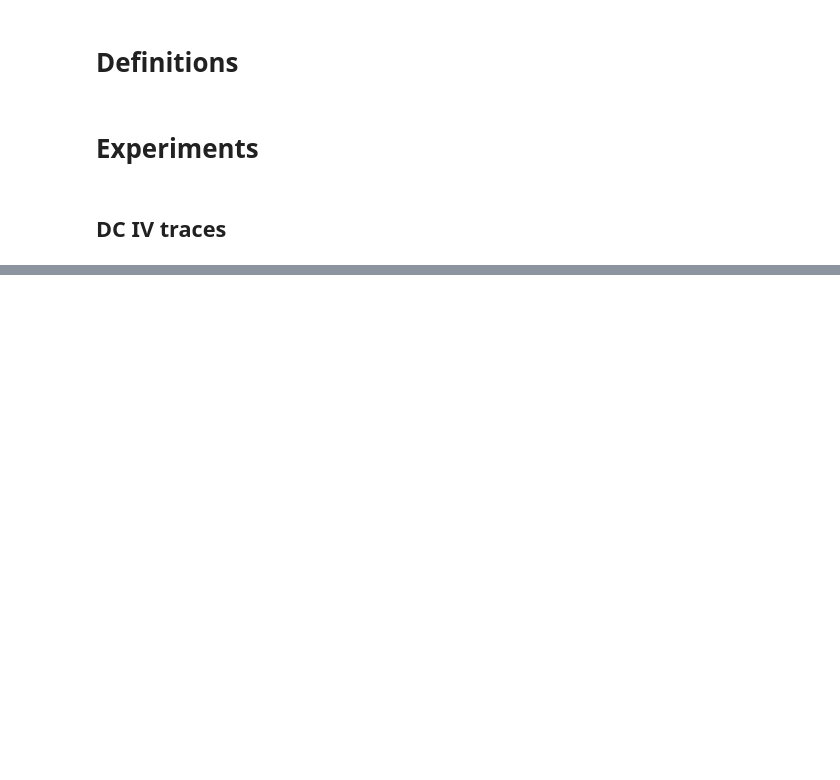
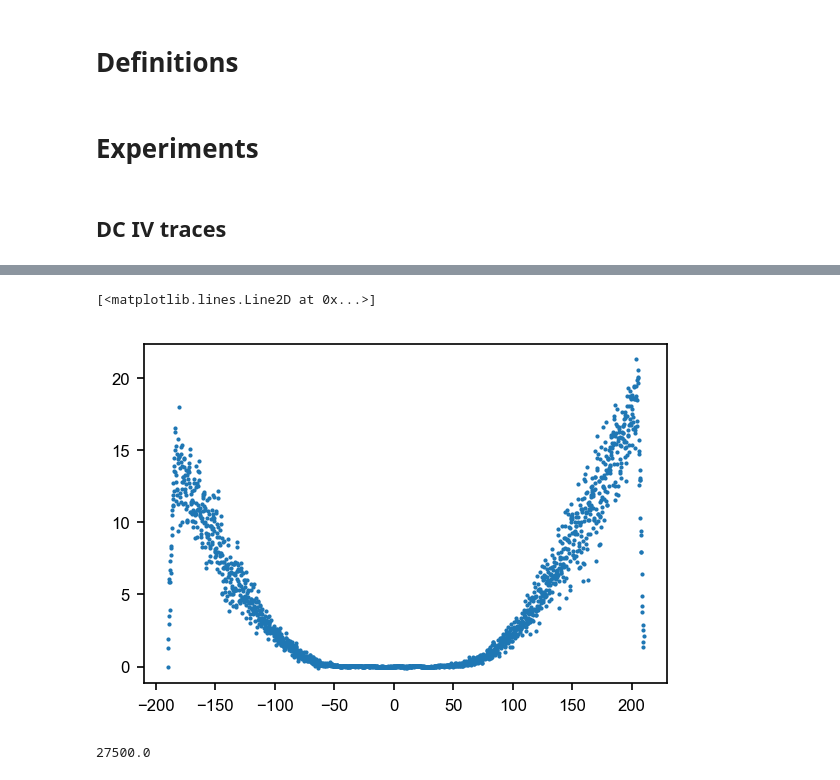
Before and after one commit to StationQDelft/BF1, a Jupyter notebook: Experiments/NIS_1.ipynb, the cells around one changed output, grey strips where cells are left out. Cells and saved outputs as stored; diff of their text form; code cells hidden in the pictures; blank space fills up the shorter version.

```diff
--- a/Experiments/NIS_1.ipynb
+++ b/Experiments/NIS_1.ipynb
@@ -187,0 +175,8 @@ ivvi.set_dacs_zero()
+# %%
+ismooth = smooth(i, 50)
+difg = np.diff(ismooth * 1e-9) / np.diff(v * 1e-6)
+fig, ax = plt.subplots(1, 1)
+ax.plot(v[:-1], difg * 1e6, 'o', ms=1)
+# %% [output]
+[<matplotlib.lines.Line2D at 0x...>]
+[figure, added]
@@ -187,0 +189,4 @@ ivvi.set_dacs_zero()
+# %%
+print(NW_res)
+# %% [output]
+27500.0
```
Also changed, not shown: parts of 20 cells of this notebook, 5 other files.
